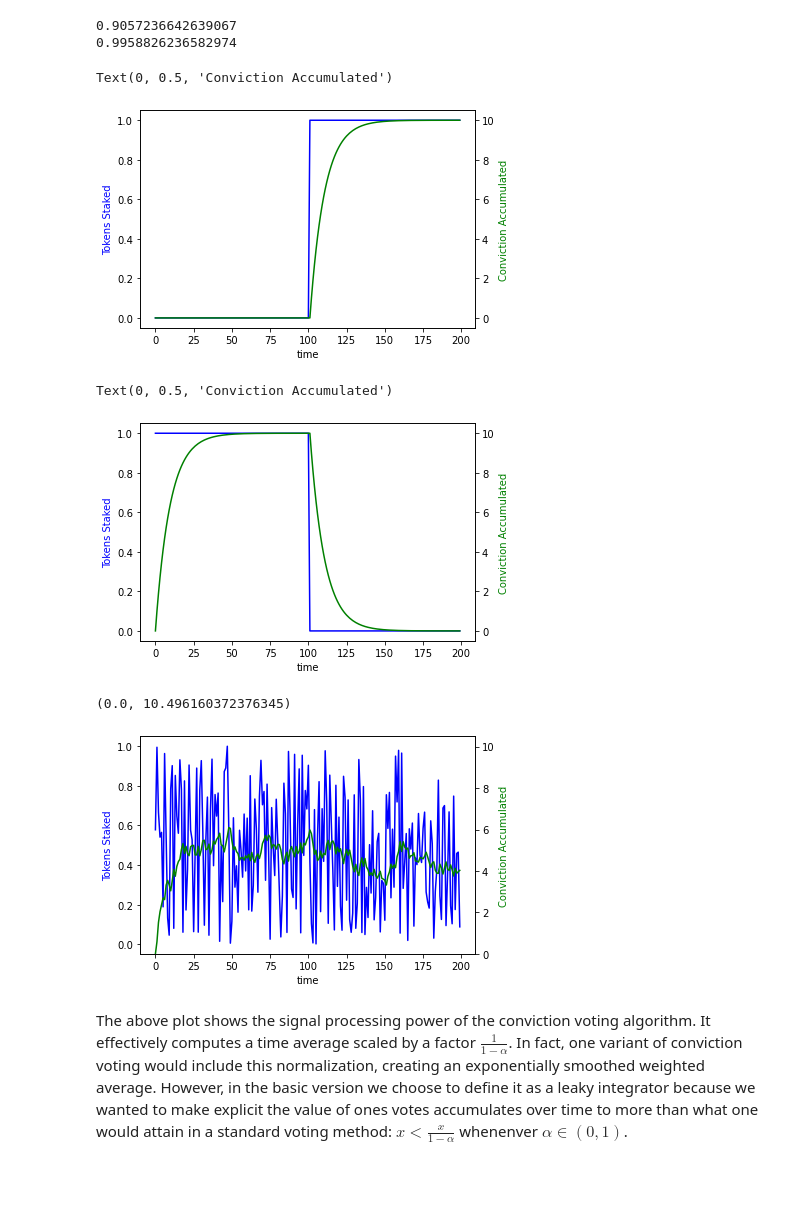
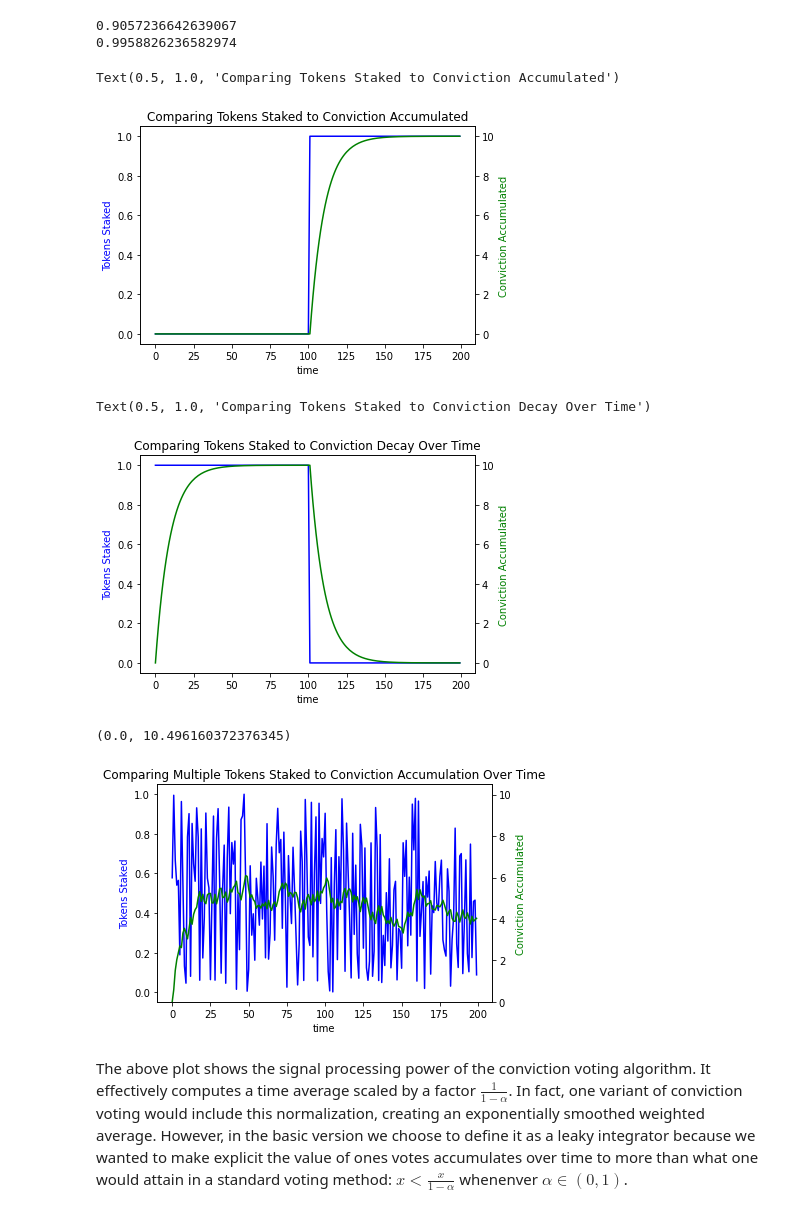
Before and after one commit to 1Hive/conviction-voting-cadcad, a Jupyter notebook: models/v3/Deriving_Alpha.ipynb, the cells around one changed output. Cells and saved outputs as stored; diff of their text form; code cells hidden in the pictures; blank space fills up the shorter version.

Commit message:
Jeff's Deriving Alpha notebook plot edits

```diff
--- a/models/v3/Deriving_Alpha.ipynb
+++ b/models/v3/Deriving_Alpha.ipynb
@@ -159,16 +159,17 @@ for k in range(K-1):
 # %%
 fig, ax1 = plt.subplots()
 
 ax2 = ax1.twinx()
 ax1.plot(time, step_up, 'b-')
 ax2.plot(time, step_up_response, 'g-')
 
 ax1.set_xlabel('time')
 ax1.set_ylabel('Tokens Staked', color='b')
 ax2.set_ylabel('Conviction Accumulated', color='g')
+plt.title('Comparing Single Token Staked to Conviction Accumulation Over Time')
 # %% [output]
-Text(0, 0.5, 'Conviction Accumulated')
+Text(0.5, 1.0, 'Comparing Tokens Staked to Conviction Accumulated')
-[figure, old version]
+[figure, new version]
 # %%
 fig, ax1 = plt.subplots()
 
@@ -179,9 +180,10 @@ ax2.plot(time, step_down_response, 'g-')
 ax1.set_xlabel('time')
 ax1.set_ylabel('Tokens Staked', color='b')
 ax2.set_ylabel('Conviction Accumulated', color='g')
+plt.title('Comparing Single Token Unstaked to Conviction Decay Over Time')
 # %% [output]
-Text(0, 0.5, 'Conviction Accumulated')
+Text(0.5, 1.0, 'Comparing Tokens Staked to Conviction Decay Over Time')
-[figure, old version]
+[figure, new version]
 # %%
 fig, ax1 = plt.subplots()
 
@@ -192,12 +194,13 @@ ax2.plot(time, noisy_response, 'g-')
 ax1.set_xlabel('time')
 ax1.set_ylabel('Tokens Staked', color='b')
 ax2.set_ylabel('Conviction Accumulated', color='g')
+plt.title('Comparing Multiple Tokens Staked to Conviction Accumulation Over Time')
 
 ylim= ax1.get_ylim()
 ax2.set_ylim(0, ylim[1]/(1-alpha))
 # %% [output]
 (0.0, 10.496160372376345)
-[figure, old version]
+[figure, new version]
 # %% [markdown]
 The above plot shows the signal processing power of the conviction voting algorithm. It effectively computes a time average scaled by a factor $\frac{1}{1-\alpha}$. In fact, one variant of conviction voting would include this normalization, creating an exponentially smoothed weighted average. However, in the basic version we choose to define it as a leaky integrator because we wanted to make explicit the value of ones votes accumulates over time to more than what one would attain in a standard voting method: $x< \frac{x}{1-\alpha}$ whenenver $\alpha\in (0,1)$.
 # %% [markdown]
```
Also changed, not shown: parts of 4 cells of this notebook.
